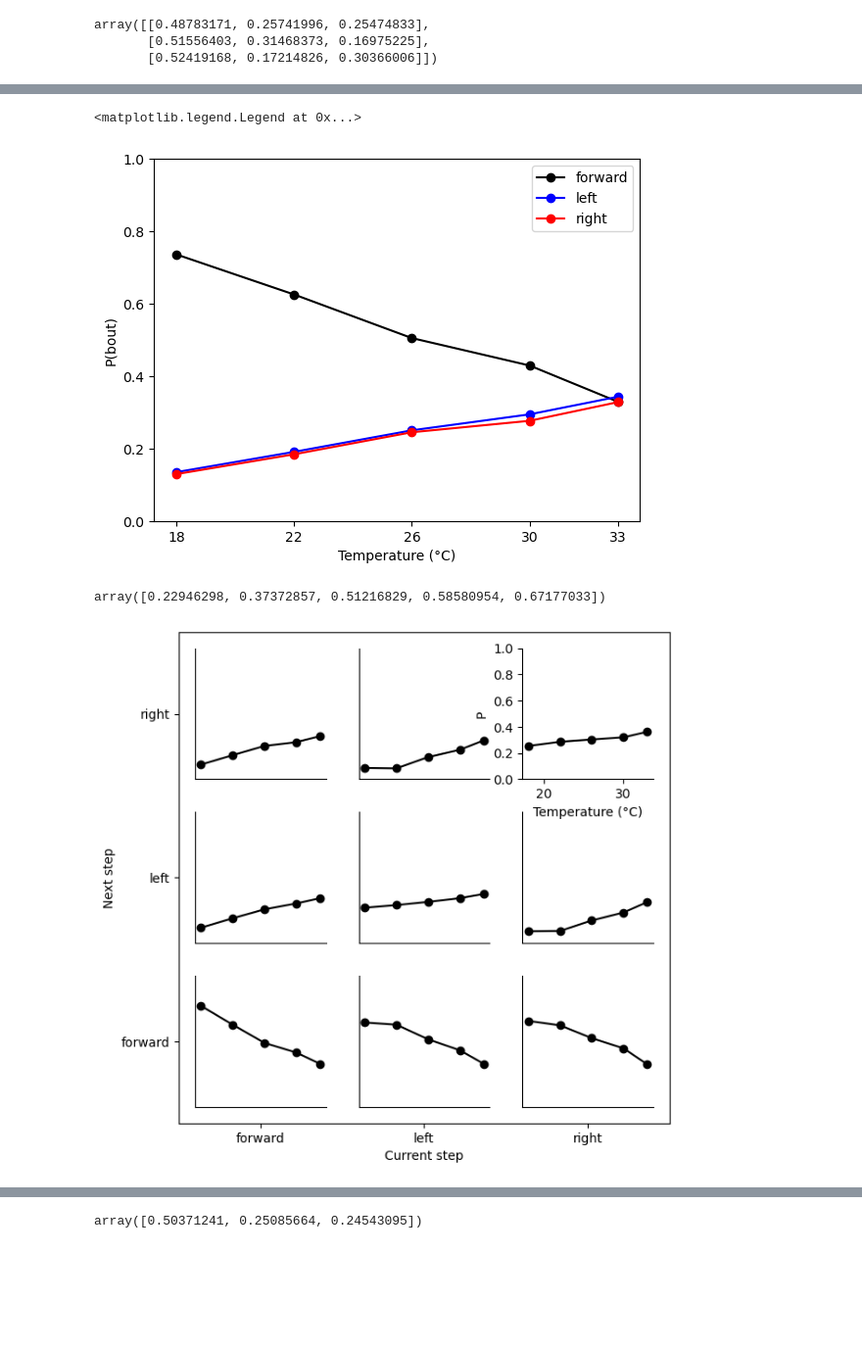
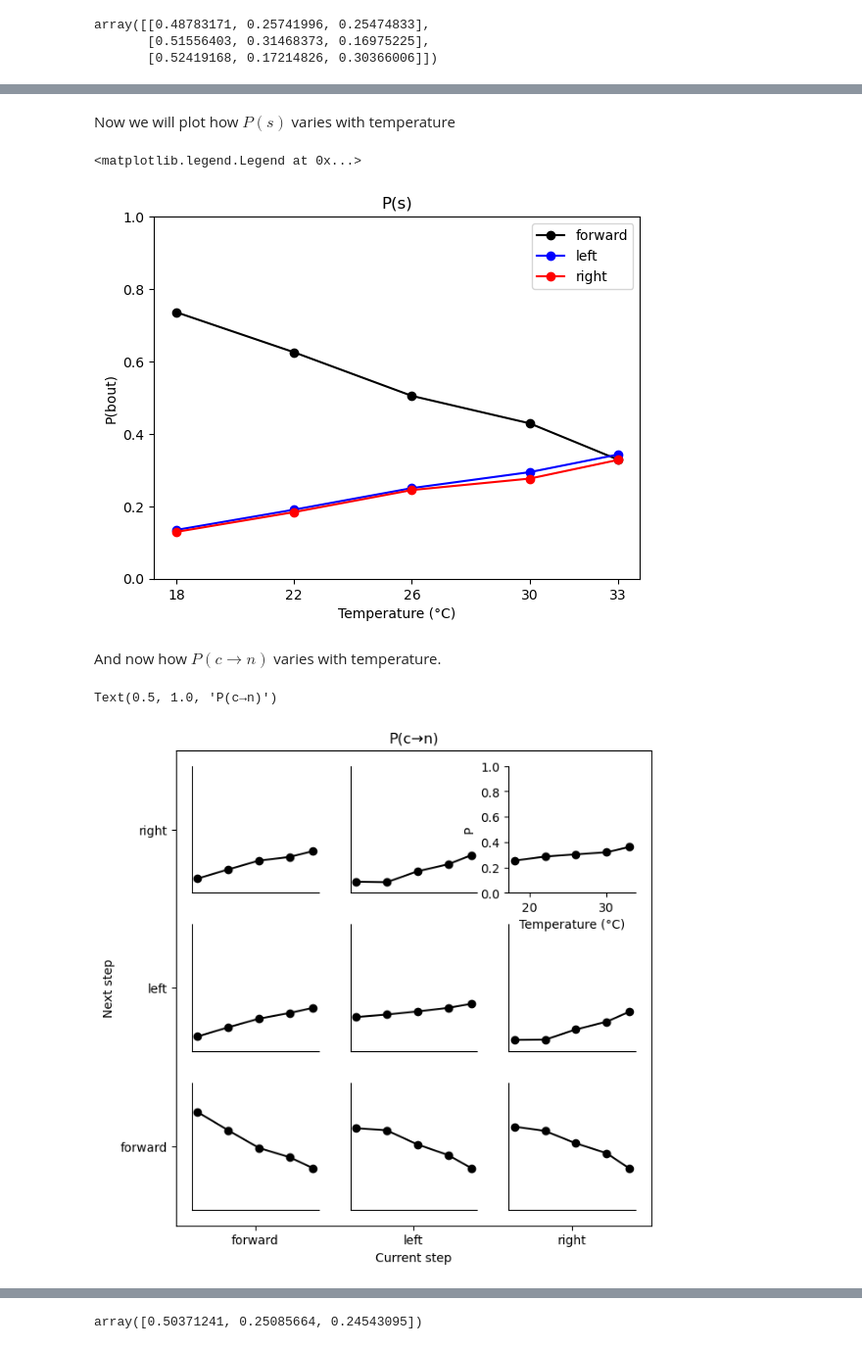
Before and after one commit to EmeEmu/IBIO-Banyuls2023-Python, a Jupyter notebook: day4_HMMs.ipynb, the cells around one changed output, grey strips where cells are left out. Shown at 98% size. Cells and saved outputs as stored; diff of their text form; code cells hidden in the pictures; blank space fills up the shorter version.

```diff
--- a/day4_HMMs.ipynb
+++ b/day4_HMMs.ipynb
@@ -121,2 +140,4 @@ ax.set_aspect("equal")
+# %%
+cmap_states = ListedColormap(["k","b","r"]) # custom colormap for the 3 states : 'forward', 'left' or 'right'
 # %%
 def plot_transition_matrix(ax, T, labels=["forward", "left", "right"]):
@@ -224,6 +350,25 @@ array([0.50496375, 0.25018405, 0.2448522 ])
 # %%
 def bout_transition(bout_seqs):
-    ## WARNING !!!!! there are -1 in the sequences of bouts corresponding to nans in the dtheta sequences
+    """Compute the transition probability matrix from sequences of bouts.
+
+    💡 you need to look at each sequence one by one. For each bout, identify
+    the next bout, this gives you the transition, and record the total
+    number of times you have seen each transition. You will then need to
+    normalise the matrix correctly.
+
+    ⚠️ the input might contain values -1 (remember the previous exercise).
+    Your function should work with and without those -1 values !
+
+    Parameters :
+    ------------
+    bout_seqs : 2D array of integers, shape (sequence x bouts)
+        sequences of states. 0='Forward', 1='Left', 2='Right', -1=NaN
+
+    Returns :
+    ---------
+    P : 2D array of shape (3,3)
+        probability of transition between each state 'Forward', 'Left' and 'Right'.
+    """
     T = np.zeros((3,3), dtype=np.int_)
     for s,seq in enumerate(bout_seqs):
         for i in range(len(seq)-1):
@@ -232,4 +377,6 @@ def bout_transition(bout_seqs):
                 break
             T[seq[i], seq[j]] += 1
     P = T / T.sum(axis=1)[:,np.newaxis]
+    assert P.shape == (3,3), ":P: should be a 2D matrix of shape 3x3."
+    assert np.isclose(P.sum(axis=1), 1).all(), ":P: is not normalised properly."
     return P
@@ -248,23 +404,14 @@ array([1., 1., 1.])
 fig, axs = plt.subplots(ncols=2, figsize=(15,5))
 
 ax = axs[0]
-ax.bar([0,1,2], p_bouts, color=["k", "blue", "red"])
+ax.set_title(r"P(s)")
+ax.bar([0,1,2], p_bouts, color=cmap_states.colors)
 ax.set_xticks([0,1,2], ["forward", "left", "right"])
 ax.set_ylabel("Bout Probability")
 
 
 ax = axs[1]
+ax.set_title(r"P(c→n)")
 h = plot_transition_matrix(ax, T_bouts)
 fig.colorbar(h, ax=ax, label="Transition Probability")
-"""
-h = ax.imshow(T_bouts.T, vmin=0, vmax=1, cmap="plasma", origin="lower")
-for i in range(3):
-    for j in range(3):
-        ax.text(i,j, f"{T_bouts[i,j]:0.2f}", ha="center", va="center")
-fig.colorbar(h, ax=ax, label="Transition Probability")
-ax.set_xticks([0,1,2], ["forward", "left", "right"])
-ax.set_yticks([0,1,2], ["forward", "left", "right"])
-ax.set_xlabel("Current step")
-ax.set_ylabel("Next step")
-"""
 # %% [output]
@@ -282,47 +460,50 @@ for t,T in enumerate(Temperatures):
     bouts = bout_classifier(dthetas, left, right)
     p_alltemp[t] = bout_proba(bouts)
     T_alltemp[t] = bout_transition(bouts)
+# %% [markdown]
+Now we will plot how $P(s)$ varies with temperature
 # %%
 fig, ax = plt.subplots()
-ax.plot(Temperatures, p_alltemp[:,0], "-o", color="k", label="forward")
-ax.plot(Temperatures, p_alltemp[:,1], "-o", color="blue", label="left")
-ax.plot(Temperatures, p_alltemp[:,2], "-o", color="red", label="right")
+ax.plot(Temperatures, p_alltemp[:,0], "-o", color=cmap_states.colors[0], label="forward")
+ax.plot(Temperatures, p_alltemp[:,1], "-o", color=cmap_states.colors[1], label="left")
+ax.plot(Temperatures, p_alltemp[:,2], "-o", color=cmap_states.colors[2], label="right")
 ax.set_ylim(0,1)
 ax.set_xticks(Temperatures)
 ax.set_xlabel("Temperature (°C)")
 ax.set_ylabel("P(bout)")
+ax.set_title(r"P(s)")
 ax.legend()
 # %% [output]
 <matplotlib.legend.Legend at 0x...>
-[figure, old version]
+[figure, new version]
-# %%
-1-T_alltemp[:,0,0]
-# %% [output]
-array([0.22946298, 0.37372857, 0.51216829, 0.58580954, 0.67177033])
+# %% [markdown]
+And now how $P(c→n)$ varies with temperature.
 # %%
 fig, ax = plt.subplots(figsize=(7,7))
 #h = ax.imshow(T_bouts.T, vmin=0, vmax=1, cmap="plasma", origin="lower")
 for i in range(3):
     for j in range(3):
         axin = ax.inset_axes([i-0.4, j-0.4, 0.8, 0.8], transform=ax.transData)
         if (i,j) != (2,2):
             axin.set_xticks([])
             axin.set_yticks([])
         else:
             axin.set_xlabel("Temperature (°C)")
             axin.set_ylabel("P")
         axin.spines['right'].set_visible(False)
         axin.spines['top'].set_visible(False)
         axin.set_ylim(0,1)
         axin.plot(Temperatures, T_alltemp[:,i,j], "-o",color="k")
 #        ax.text(i,j, f"{T_bouts[i,j]:0.2f}", ha="center", va="center")
 
 ax.set_xticks([0,1,2], ["forward", "left", "right"])
 ax.set_yticks([0,1,2], ["forward", "left", "right"])
 ax.set_xlabel("Current step")
 ax.set_ylabel("Next step")
 ax.set_xlim(-0.5,2.5)
 ax.set_ylim(-0.5,2.5)
 ax.set_aspect("equal")
+ax.set_title(r"P(c→n)")
 # %% [output]
+Text(0.5, 1.0, 'P(c→n)')
-[figure, old version]
+[figure, new version]
```
Also changed, not shown: parts of 118 cells of this notebook.
